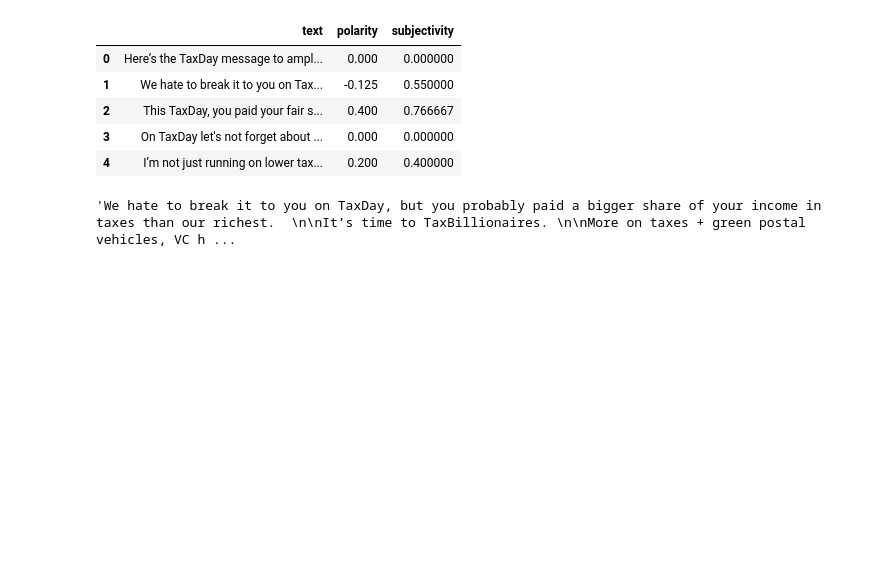
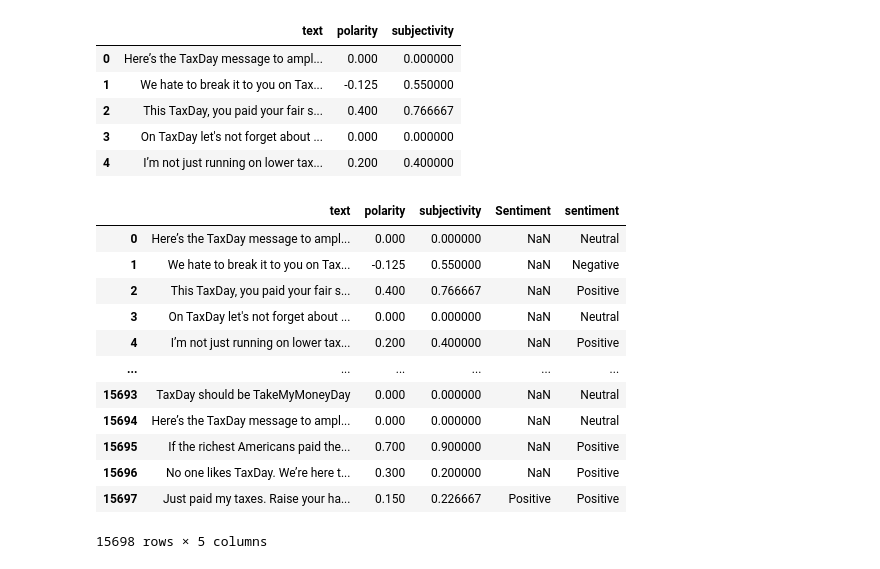
Before and after one commit to carpentries-incubator/twitter-with-twarc, a Jupyter notebook: code/TextBlob_Exploration.ipynb, the cells around one changed output. Cells and saved outputs as stored; diff of their text form; code cells hidden in the pictures; blank space fills up the shorter version.

```diff
--- a/code/TextBlob_Exploration.ipynb
+++ b/code/TextBlob_Exploration.ipynb
@@ -243,6 +227,32 @@ taxday_tweets.head(5)
 | 3 | On TaxDay let's not forget about ... | 0.000 | 0.000000 |
 | 4 | I’m not just running on lower tax... | 0.200 | 0.400000 |
 # %%
-taxday_tweets.iloc[1,0]
+# add the positive and negative category
+
+# create function to determine tweet sentiment category
+def sentiment_cat(row):
+    if row['polarity'] > 0:
+        return 'Positive'
+    elif row['polarity'] < 0:
+        return 'Negative'
+    else:
+        return 'Neutral'
+
+# apply sentiment to taxday_tweets
+taxday_tweets['sentiment'] = taxday_tweets.apply(lambda row: sentiment_cat(row), axis=1)
-# %% [output]
-'We hate to break it to you on TaxDay, but you probably paid a bigger share of your income in taxes than our richest.  \n\nIt’s time to TaxBillionaires. \n\nMore on taxes + green postal vehicles, VC h ...
+# %%
+taxday_tweets
+# %% [output]
+|  | text | polarity | subjectivity | Sentiment | sentiment |
+| 0 | Here’s the TaxDay message to ampl... | 0.000 | 0.000000 | NaN | Neutral |
+| 1 | We hate to break it to you on Tax... | -0.125 | 0.550000 | NaN | Negative |
+| 2 | This TaxDay, you paid your fair s... | 0.400 | 0.766667 | NaN | Positive |
+| 3 | On TaxDay let's not forget about ... | 0.000 | 0.000000 | NaN | Neutral |
+| 4 | I’m not just running on lower tax... | 0.200 | 0.400000 | NaN | Positive |
+| ... | ... | ... | ... | ... | ... |
+| 15693 | TaxDay should be TakeMyMoneyDay | 0.000 | 0.000000 | NaN | Neutral |
+| 15694 | Here’s the TaxDay message to ampl... | 0.000 | 0.000000 | NaN | Neutral |
+| 15695 | If the richest Americans paid the... | 0.700 | 0.900000 | NaN | Positive |
+| 15696 | No one likes TaxDay. We’re here t... | 0.300 | 0.200000 | NaN | Positive |
+| 15697 | Just paid my taxes. Raise your ha... | 0.150 | 0.226667 | Positive | Positive |
+15698 rows × 5 columns
```
Also changed, not shown: parts of 11 cells of this notebook.
